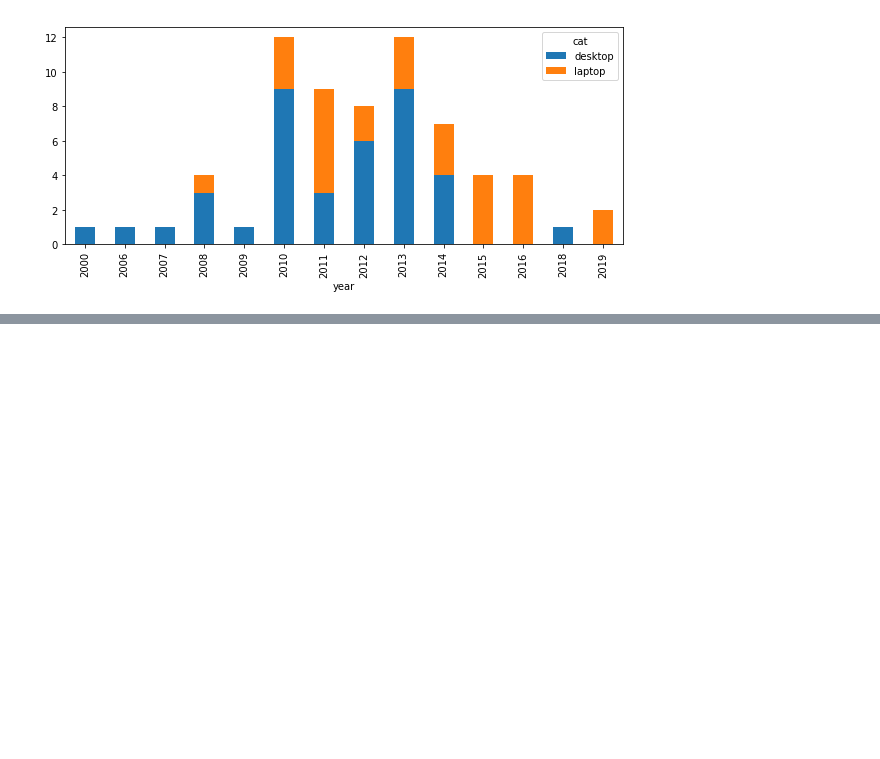
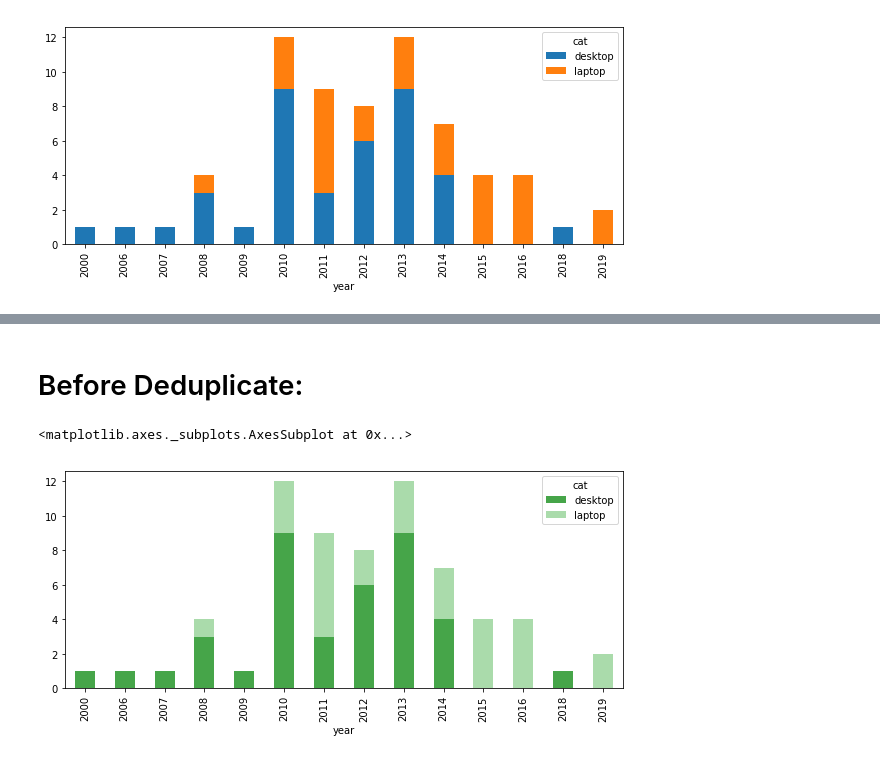
Before and after one commit to ygchan/Data-Engeering, a Jupyter notebook: Webscraping_04_Craigslist.ipynb, the cells around one changed output, grey strips where cells are left out. Drawn from its saved outputs; the diff is of its cells as text; code cells hidden in the pictures; blank space fills up the shorter version.

```diff
--- a/Webscraping_04_Craigslist.ipynb
+++ b/Webscraping_04_Craigslist.ipynb
@@ -272,0 +292,12 @@ Read_Craigslist("https://newyork.craigslist.org/search/sya?query=dell&s=480", "d
+# %% [markdown]
+# Before Deduplicate:
+# %%
+# https://www.colorhexa.com/74c476
+colors = ["#46a549", "#aadbab"]
+
+counts.plot.bar(stacked=True,
+                color=colors,
+                figsize=(10, 4))
+# %% [output]
+<matplotlib.axes._subplots.AxesSubplot at 0x...>
+[figure, added]
```
Also changed, not shown: parts of 13 cells of this notebook.
